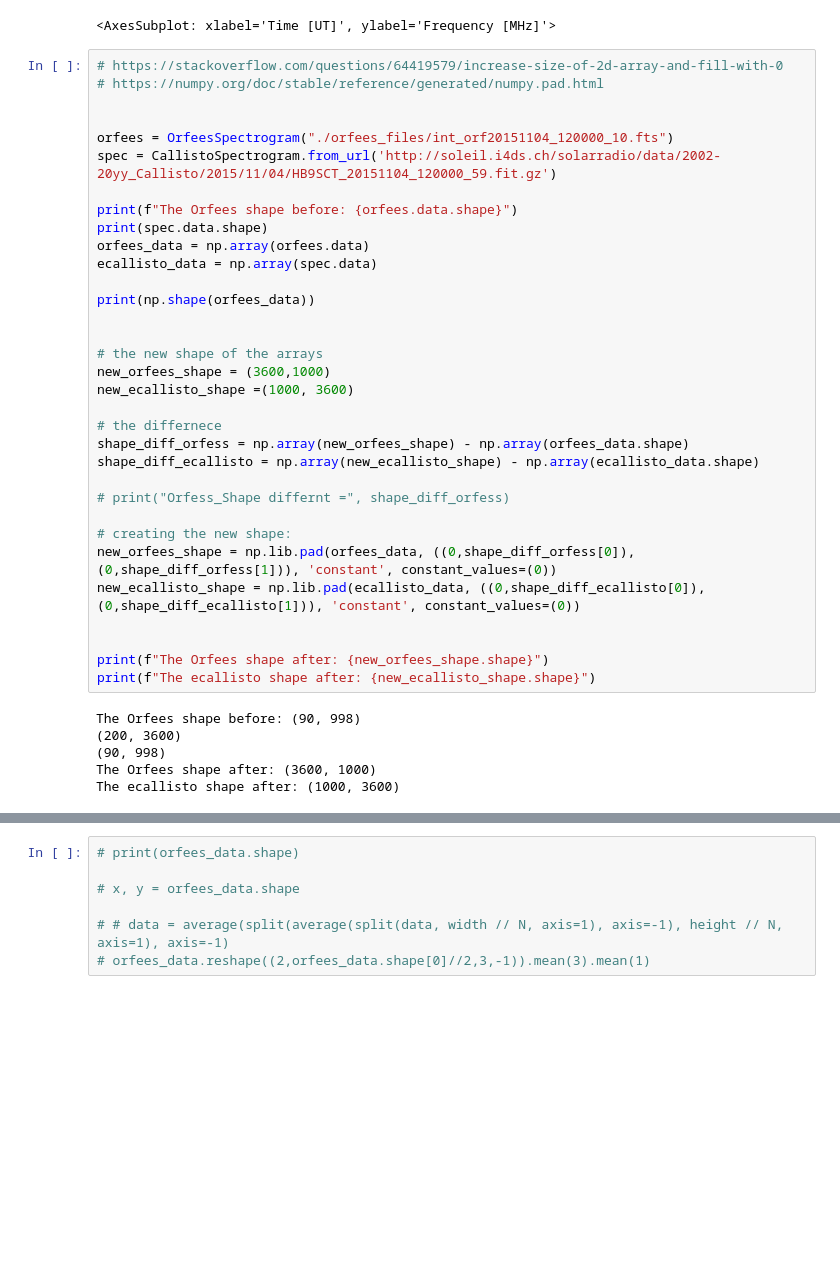
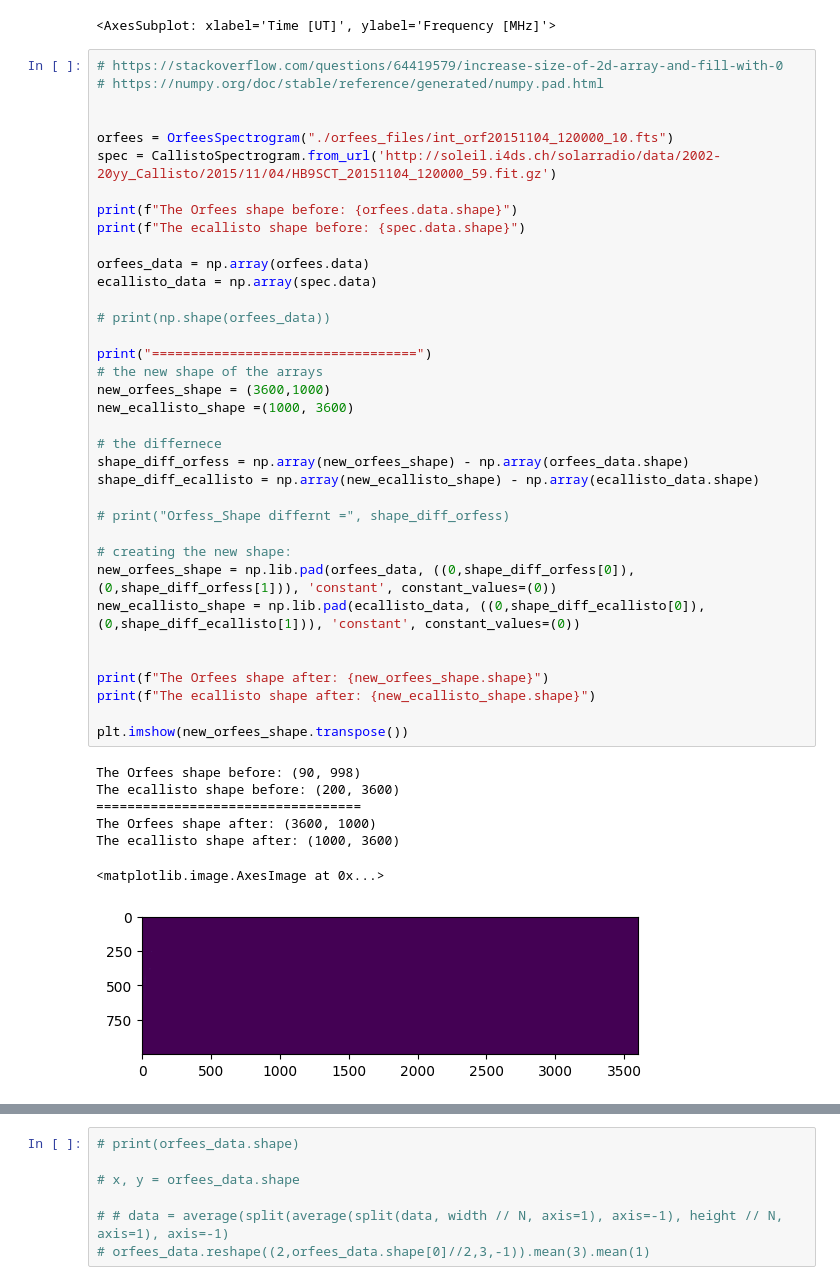
Before and after one commit to i4Ds/eCallistoValidation, a Jupyter notebook: validation/Orfees/Test_orfees.ipynb, the cells around one changed output, grey strips where cells are left out. Cells and saved outputs as stored; diff of their text form; blank space fills up the shorter version.

```diff
--- a/validation/Orfees/Test_orfees.ipynb
+++ b/validation/Orfees/Test_orfees.ipynb
@@ -156,35 +154,40 @@ spec.peek()
 
 orfees = OrfeesSpectrogram("./orfees_files/int_orf20151104_120000_10.fts")
 spec = CallistoSpectrogram.from_url('http://soleil.i4ds.ch/solarradio/data/2002-20yy_Callisto/2015/11/04/HB9SCT_20151104_120000_59.fit.gz')
 
 print(f"The Orfees shape before: {orfees.data.shape}")
-print(spec.data.shape)
+print(f"The ecallisto shape before: {spec.data.shape}")
+
 orfees_data = np.array(orfees.data)
 ecallisto_data = np.array(spec.data)
 
-print(np.shape(orfees_data))
+# print(np.shape(orfees_data))
 
-
+print("==================================")
 # the new shape of the arrays
 new_orfees_shape = (3600,1000)
 new_ecallisto_shape =(1000, 3600)
 
 # the differnece
 shape_diff_orfess = np.array(new_orfees_shape) - np.array(orfees_data.shape)
 shape_diff_ecallisto = np.array(new_ecallisto_shape) - np.array(ecallisto_data.shape)
 
 # print("Orfess_Shape differnt =", shape_diff_orfess)
 
 # creating the new shape:
 new_orfees_shape = np.lib.pad(orfees_data, ((0,shape_diff_orfess[0]),(0,shape_diff_orfess[1])), 'constant', constant_values=(0))
 new_ecallisto_shape = np.lib.pad(ecallisto_data, ((0,shape_diff_ecallisto[0]),(0,shape_diff_ecallisto[1])), 'constant', constant_values=(0))
 
 
 print(f"The Orfees shape after: {new_orfees_shape.shape}")
 print(f"The ecallisto shape after: {new_ecallisto_shape.shape}")
+
+plt.imshow(new_orfees_shape.transpose())
 # %% [output]
 The Orfees shape before: (90, 998)
-(200, 3600)
-(90, 998)
+The ecallisto shape before: (200, 3600)
+==================================
 The Orfees shape after: (3600, 1000)
 The ecallisto shape after: (1000, 3600)
+<matplotlib.image.AxesImage at 0x...>
+[figure, added]
```
Also changed, not shown: parts of 5 cells of this notebook.
